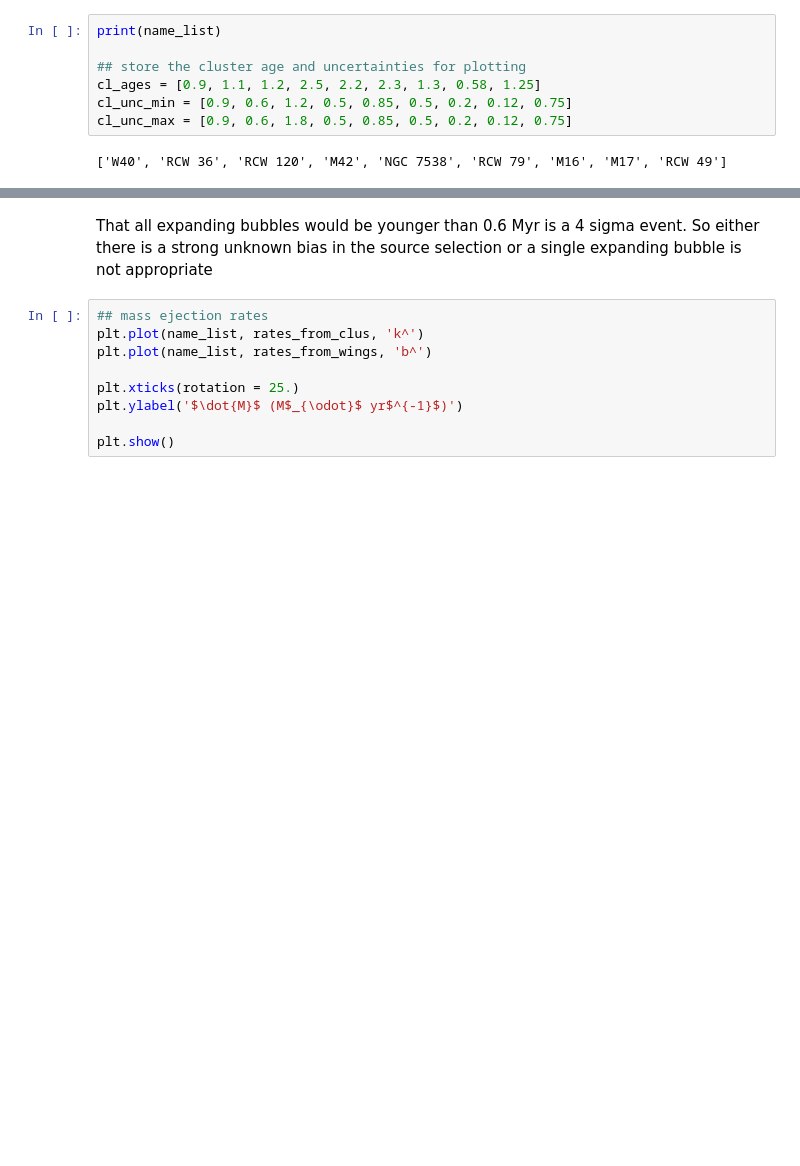
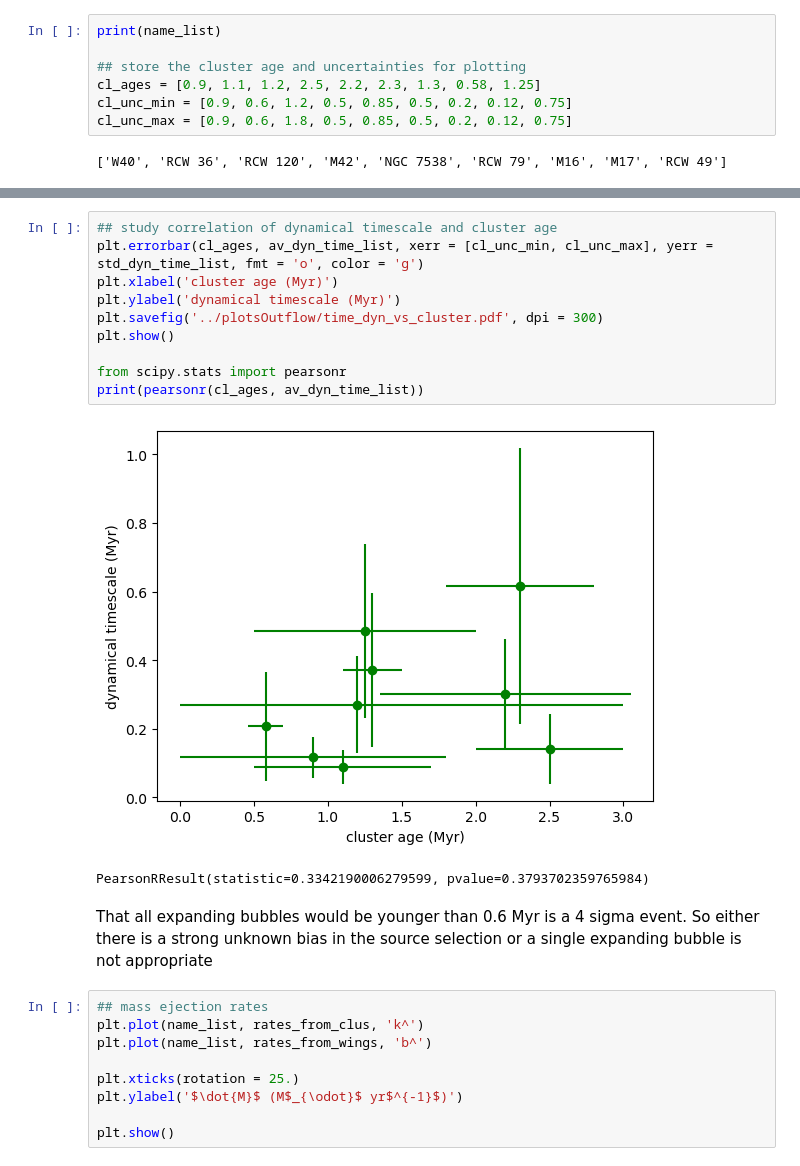
Before and after one commit to lmlb-astro/timescale-CII-, a Jupyter notebook: calc_mass_rate.ipynb, the cells around one changed output, grey strips where cells are left out. Saved outputs shown, nothing was run; the diff lists cells and outputs as text; blank space fills up the shorter version.

```diff
--- a/calc_mass_rate.ipynb
+++ b/calc_mass_rate.ipynb
@@ -357,6 +360,19 @@ plt.legend()
 plt.show()
 # %% [output]
 [figure]
+# %%
+## study correlation of dynamical timescale and cluster age
+plt.errorbar(cl_ages, av_dyn_time_list, xerr = [cl_unc_min, cl_unc_max], yerr = std_dyn_time_list, fmt = 'o', color = 'g')
+plt.xlabel('cluster age (Myr)')
+plt.ylabel('dynamical timescale (Myr)')
+plt.savefig('../plotsOutflow/time_dyn_vs_cluster.pdf', dpi = 300)
+plt.show()
+
+from scipy.stats import pearsonr
+print(pearsonr(cl_ages, av_dyn_time_list))
+# %% [output]
+[figure, added]
+PearsonRResult(statistic=0.3342190006279599, pvalue=0.3793702359765984)
 # %% [markdown]
 That all expanding bubbles would be younger than 0.6 Myr is a 4 sigma event. So either there is a strong unknown bias in the source selection or a single expanding bubble is not appropriate
 # %%
```
Also changed, not shown: parts of 2 cells of this notebook.
